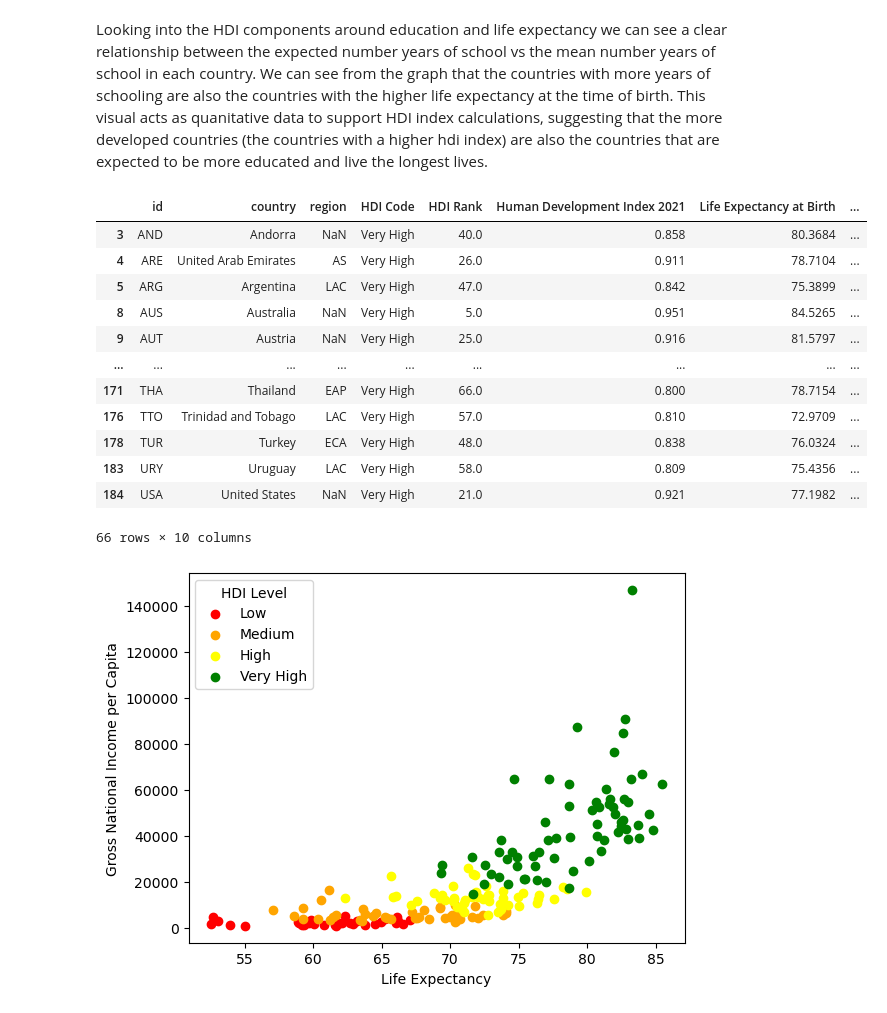
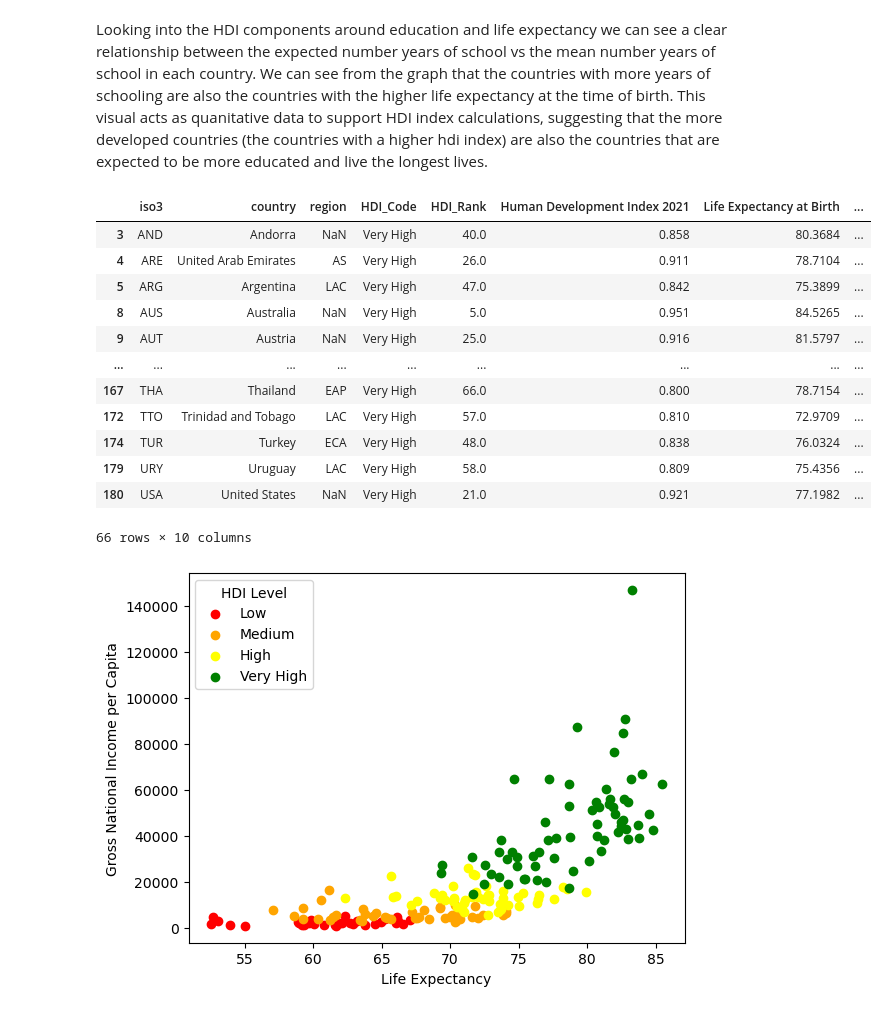
Before and after one commit to AbdullaMashaly/Human_Development_Index, a Jupyter notebook: HDI_Analysis.ipynb, the cells around one changed output. Saved outputs shown, nothing was run; the diff lists cells and outputs as text; code cells hidden in the pictures.

```diff
--- a/HDI_Analysis.ipynb
+++ b/HDI_Analysis.ipynb
@@ -7,6 +10,6 @@ import scipy.stats as st
 # %%
 # Read CSV
-HDI_2021 = pd.read_csv("HDI_2021_countries.csv")
+HDI_2021 = pd.read_csv("csv tables/HDI_2021_countries.csv")
 
 HDI_2021.head()
 # %% [output]
@@ -47,24 +74,24 @@ Looking into the HDI components around education and life expectancy we can see
 # %%
 #Group the countries by their HDI level
 
-Low= HDI_2021.loc[(HDI_2021["HDI Code"]=="Low")]
-Medium= HDI_2021.loc[(HDI_2021["HDI Code"]=="Medium")]
-High= HDI_2021.loc[(HDI_2021["HDI Code"]=="High")]
-very_high= HDI_2021.loc[(HDI_2021["HDI Code"]=="Very High")]
+Low= HDI_2021.loc[(HDI_2021["HDI_Code"]=="Low")]
+Medium= HDI_2021.loc[(HDI_2021["HDI_Code"]=="Medium")]
+High= HDI_2021.loc[(HDI_2021["HDI_Code"]=="High")]
+very_high= HDI_2021.loc[(HDI_2021["HDI_Code"]=="Very High")]
 very_high
 # %% [output]
-|  | id | country | region | HDI Code | HDI Rank | Human Development Index 2021 | Life Expectancy at Birth | ... |
+|  | iso3 | country | region | HDI_Code | HDI_Rank | Human Development Index 2021 | Life Expectancy at Birth | ... |
 | 3 | AND | Andorra | NaN | Very High | 40.0 | 0.858 | 80.3684 | ... |
 | 4 | ARE | United Arab Emirates | AS | Very High | 26.0 | 0.911 | 78.7104 | ... |
 | 5 | ARG | Argentina | LAC | Very High | 47.0 | 0.842 | 75.3899 | ... |
 | 8 | AUS | Australia | NaN | Very High | 5.0 | 0.951 | 84.5265 | ... |
 | 9 | AUT | Austria | NaN | Very High | 25.0 | 0.916 | 81.5797 | ... |
 | ... | ... | ... | ... | ... | ... | ... | ... | ... |
-| 171 | THA | Thailand | EAP | Very High | 66.0 | 0.800 | 78.7154 | ... |
-| 176 | TTO | Trinidad and Tobago | LAC | Very High | 57.0 | 0.810 | 72.9709 | ... |
-| 178 | TUR | Turkey | ECA | Very High | 48.0 | 0.838 | 76.0324 | ... |
-| 183 | URY | Uruguay | LAC | Very High | 58.0 | 0.809 | 75.4356 | ... |
-| 184 | USA | United States | NaN | Very High | 21.0 | 0.921 | 77.1982 | ... |
+| 167 | THA | Thailand | EAP | Very High | 66.0 | 0.800 | 78.7154 | ... |
+| 172 | TTO | Trinidad and Tobago | LAC | Very High | 57.0 | 0.810 | 72.9709 | ... |
+| 174 | TUR | Turkey | ECA | Very High | 48.0 | 0.838 | 76.0324 | ... |
+| 179 | URY | Uruguay | LAC | Very High | 58.0 | 0.809 | 75.4356 | ... |
+| 180 | USA | United States | NaN | Very High | 21.0 | 0.921 | 77.1982 | ... |
 66 rows × 10 columns
 # %%
 #Assign isolated data as their own variables
```
Also changed, not shown: parts of 24 cells of this notebook, 8 other files.
